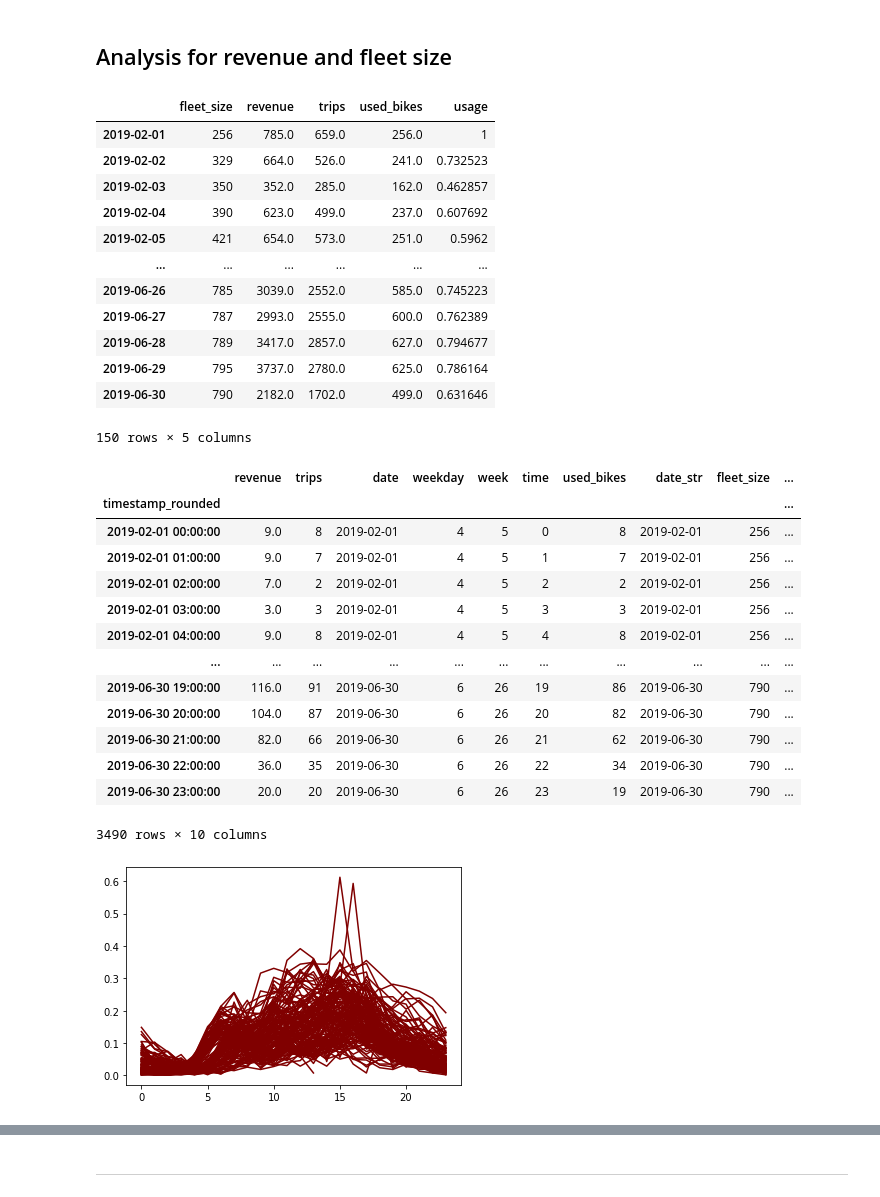
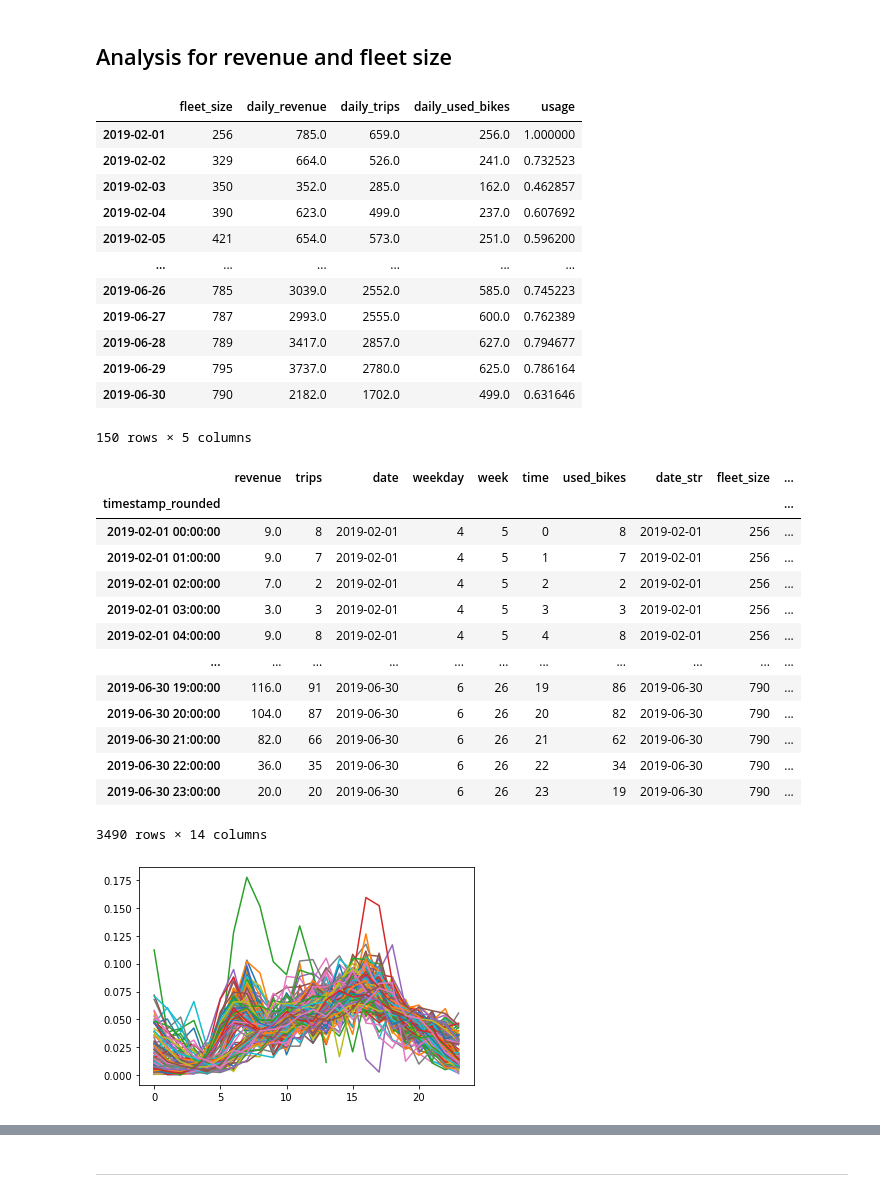
Before and after one commit to MoritzWolf09/Analytics, a Jupyter notebook: dataset-clean.ipynb, the cells around one changed output, grey strips where cells are left out. Cells and saved outputs as stored; diff of their text form; code cells hidden in the pictures.

```diff
--- a/dataset-clean.ipynb
+++ b/dataset-clean.ipynb
@@ -148,15 +178,16 @@ fleet_size.index.astype(str, copy= False)
 
 df_by_date_merged = fleet_size.join(df_by_date)
 df_by_date_merged["usage"] = df_by_date_merged["used_bikes"] / df_by_date_merged["fleet_size"]
+df_by_date_merged = df_by_date_merged.rename(columns={"trips": "daily_trips","revenue":"daily_revenue", "used_bikes":"daily_used_bikes"})
 
 df_by_date_merged
 # %% [output]
-|  | fleet_size | revenue | trips | used_bikes | usage |
-| 2019-02-01 | 256 | 785.0 | 659.0 | 256.0 | 1 |
+|  | fleet_size | daily_revenue | daily_trips | daily_used_bikes | usage |
+| 2019-02-01 | 256 | 785.0 | 659.0 | 256.0 | 1.000000 |
 | 2019-02-02 | 329 | 664.0 | 526.0 | 241.0 | 0.732523 |
 | 2019-02-03 | 350 | 352.0 | 285.0 | 162.0 | 0.462857 |
 | 2019-02-04 | 390 | 623.0 | 499.0 | 237.0 | 0.607692 |
-| 2019-02-05 | 421 | 654.0 | 573.0 | 251.0 | 0.5962 |
+| 2019-02-05 | 421 | 654.0 | 573.0 | 251.0 | 0.596200 |
 | ... | ... | ... | ... | ... | ... |
 | 2019-06-26 | 785 | 3039.0 | 2552.0 | 585.0 | 0.745223 |
 | 2019-06-27 | 787 | 2993.0 | 2555.0 | 600.0 | 0.762389 |
@@ -179,8 +210,11 @@ df_by_hour["date_str"] = df_by_hour["date"].astype(str)
 
 
 #df_by_hour_merged = df_by_hour.join(fleet_size)
-df_by_hour_merged = pd.merge(df_by_hour, fleet_size, right_index=True, left_on='date_str')
+df_by_hour_merged = pd.merge(df_by_hour, df_by_date_merged, right_index=True, left_on='date_str')
+#df_by_hour_merged = pd.merge(df_by_hour, fleet_size, right_index=True, left_on='date_str')
 df_by_hour_merged["usage"] = df_by_hour_merged["used_bikes"] / df_by_hour_merged["fleet_size"]
+df_by_hour_merged["relative_trips"] = df_by_hour_merged["trips"] / df_by_hour_merged["daily_trips"]
+
 
 
 
@@ -199,12 +233,12 @@ df_by_hour_merged
 | 2019-06-30 21:00:00 | 82.0 | 66 | 2019-06-30 | 6 | 26 | 21 | 62 | 2019-06-30 | 790 | ... |
 | 2019-06-30 22:00:00 | 36.0 | 35 | 2019-06-30 | 6 | 26 | 22 | 34 | 2019-06-30 | 790 | ... |
 | 2019-06-30 23:00:00 | 20.0 | 20 | 2019-06-30 | 6 | 26 | 23 | 19 | 2019-06-30 | 790 | ... |
-3490 rows × 10 columns
+3490 rows × 14 columns
 # %%
 for date in df_by_hour["date"].unique():
-    df=df_by_hour_merged[df_by_hour_merged["date"]==date]
-    x = df["time"]
-    kpi = df["revenue"] / df["fleet_size"]
-    plt.plot(x,kpi,color=(0.5,0,0))
+    data=df_by_hour_merged[df_by_hour_merged["date"]==date]
+    x = data["time"]
+    kpi = data["relative_trips"]
+    plt.plot(x,kpi)
 # %% [output]
-[figure, old version]
+[figure, new version]
```
Also changed, not shown: parts of 40 cells of this notebook.
